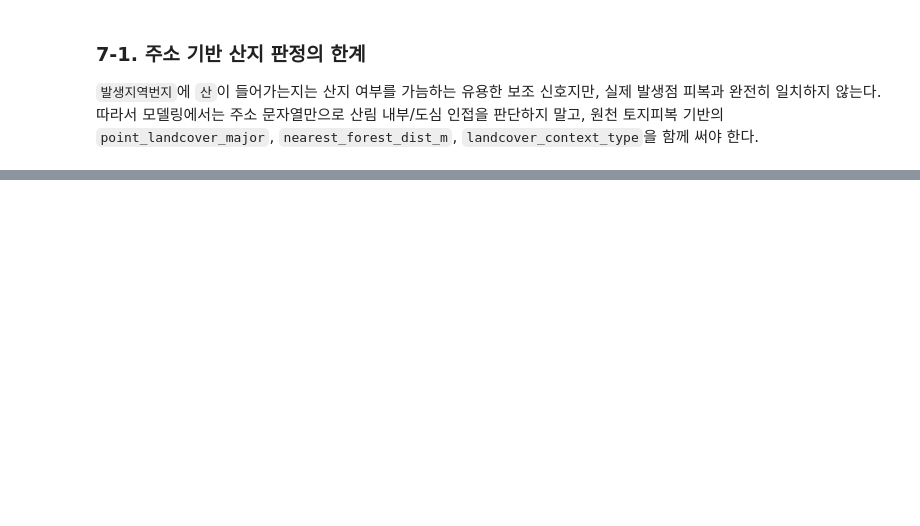
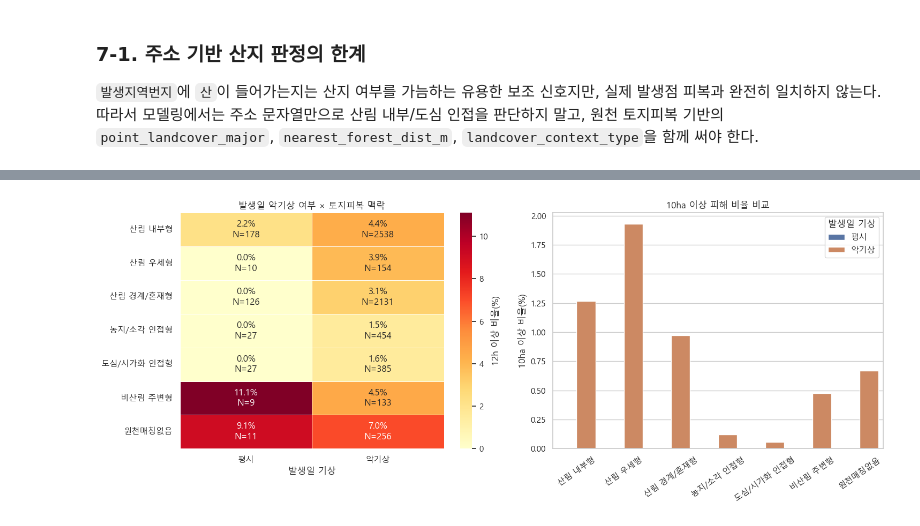
Before and after one commit to Max-JI64/farm-system-public-02, a Jupyter notebook: jsw/EDA/EDA-2026-05-27_전국-심화-분석.ipynb, the cells around one changed output, grey strips where cells are left out. Saved outputs shown, nothing was run; the diff lists cells and outputs as text; code cells hidden in the pictures; blank space fills up the shorter version.

```diff
--- a/jsw/EDA/EDA-2026-05-27_전체-심화-분석.ipynb
+++ b/jsw/EDA/EDA-2026-05-27_전국-심화-분석.ipynb
@@ -634,0 +740,62 @@ display(parcel_summary.round(4))
+# %%
+context_order = [
+    "산림 내부형",
+    "산림 우세형",
+    "산림 경계/혼재형",
+    "농지/소각 인접형",
+    "도심/시가화 인접형",
+    "비산림 주변형",
+    "원천매칭없음",
+]
+weather_order = ["평시", "악기상"]
+
+heat = (
+    context_weather_summary
+    .pivot(index="landcover_context_type", columns="weather_peak_label", values="12h 이상 비율(%)")
+    .reindex(context_order)[weather_order]
+)
+heat_n = (
+    context_weather_summary
+    .pivot(index="landcover_context_type", columns="weather_peak_label", values="진화 유효 N")
+    .reindex(context_order)[weather_order]
+)
+heat_annot = heat.copy().astype(object)
+for row in heat_annot.index:
+    for col in heat_annot.columns:
+        value = heat.loc[row, col]
+        n_value = heat_n.loc[row, col]
+        heat_annot.loc[row, col] = "" if pd.isna(value) else f"{value:.1f}%\nN={int(n_value)}"
+
+fig, axes = plt.subplots(1, 2, figsize=(15, 6))
+sns.heatmap(
+    heat,
+    annot=heat_annot,
+    fmt="",
+    cmap="YlOrRd",
+    linewidths=0.5,
+    ax=axes[0],
+    cbar_kws={"label": "12h 이상 비율(%)"},
+)
+axes[0].set_title("발생일 악기상 여부 × 토지피복 맥락")
+axes[0].set_xlabel("발생일 기상")
+axes[0].set_ylabel("")
+
+weather_bar = context_weather_summary[context_weather_summary["weather_peak_label"].isin(weather_order)].copy()
+weather_bar["landcover_context_type"] = pd.Categorical(weather_bar["landcover_context_type"], context_order, ordered=True)
+sns.barplot(
+    data=weather_bar.sort_values("landcover_context_type"),
+    x="landcover_context_type",
+    y="10ha 이상 비율(%)",
+    hue="weather_peak_label",
+    hue_order=weather_order,
+    ax=axes[1],
+)
+axes[1].set_title("10ha 이상 피해 비율 비교")
+axes[1].set_xlabel("")
+axes[1].tick_params(axis="x", rotation=35)
+axes[1].legend(title="발생일 기상")
+plt.tight_layout()
+fig.savefig(TMP_PLOT_DIR / "05_weather_landcover_context.png", dpi=160, bbox_inches="tight")
+plt.show()
+# %% [output]
+[figure, added]
```
Also changed, not shown: parts of 14 cells of this notebook, 1 other file.
